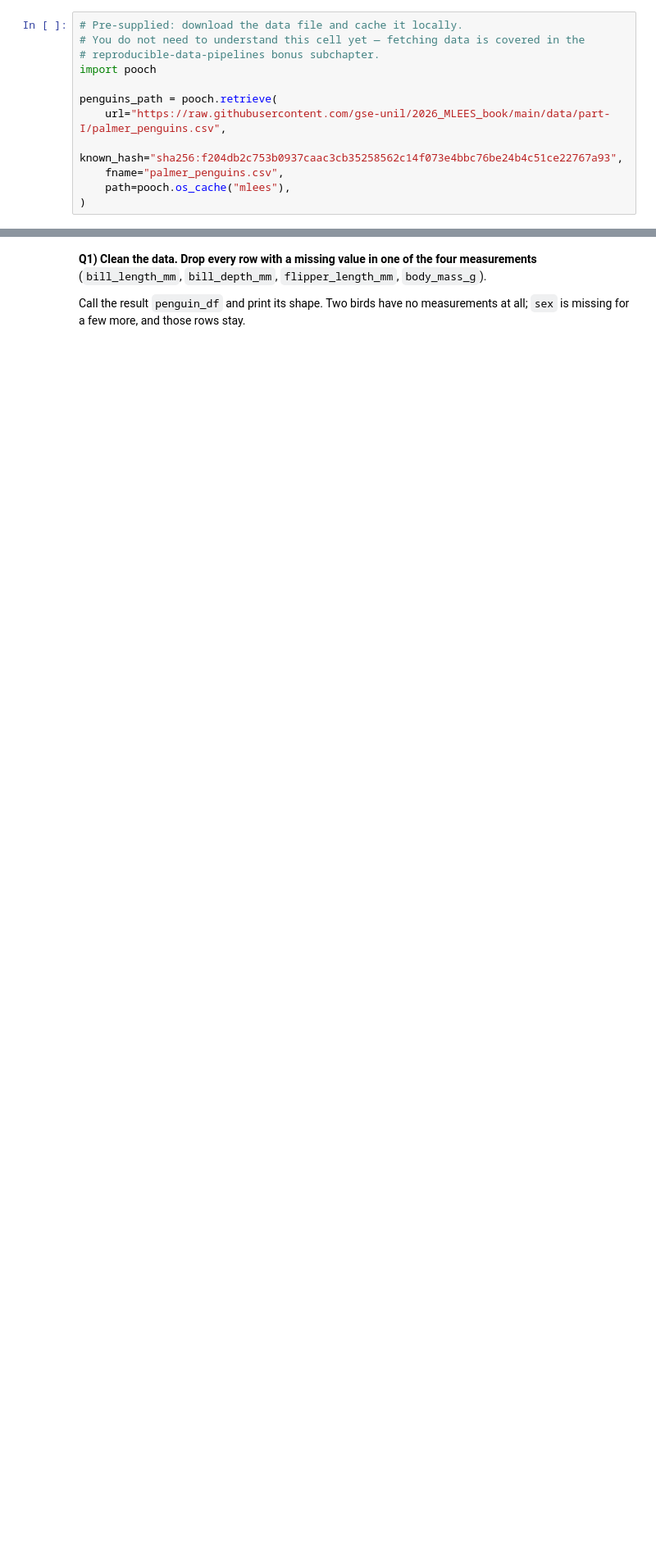
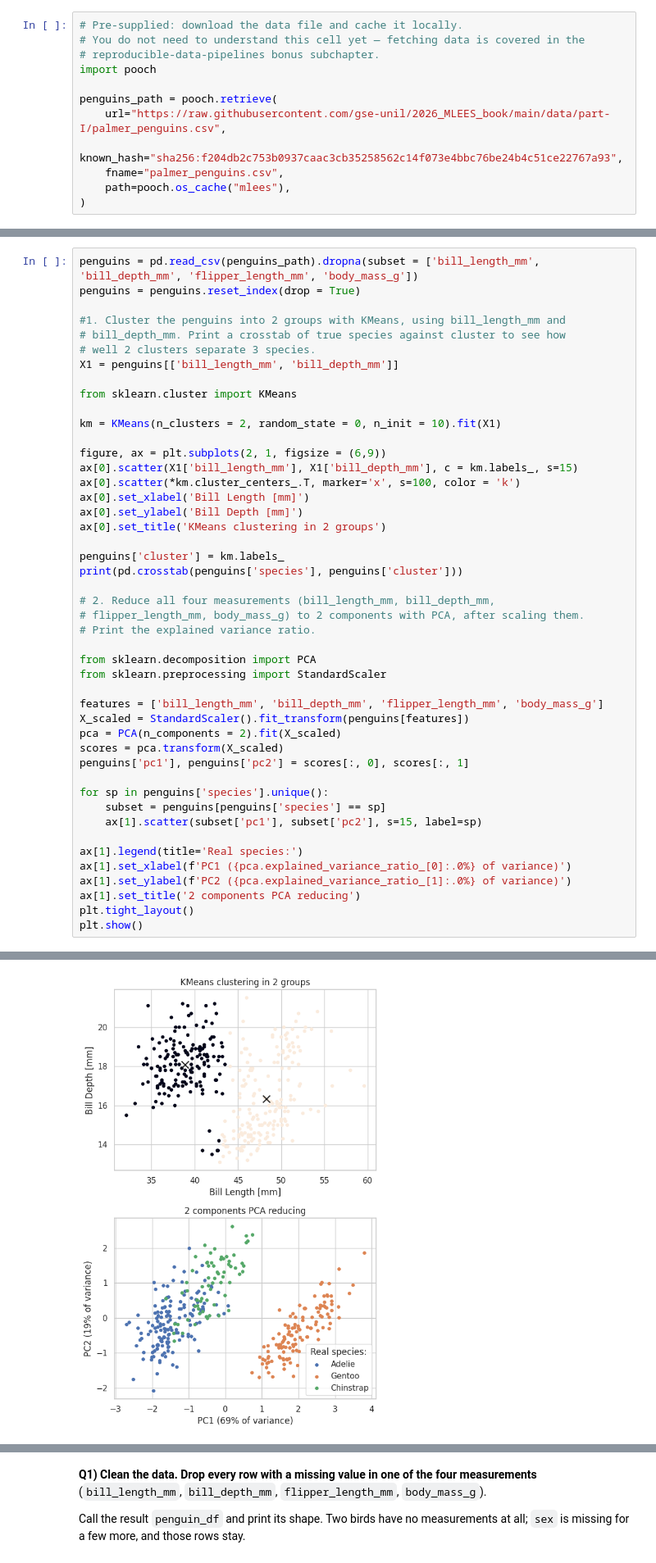
Before and after one commit to NilsChabloz/2026_Intro_Python, a Jupyter notebook: live/part-I/1.8-statistical-foundations-and-ml-environmental-exercises.ipynb, the cells around one changed output, grey strips where cells are left out. Shown at 82% size. Cells and saved outputs as stored; diff of their text form; blank space fills up the shorter version.

```diff
--- a/live/part-I/1.8-statistical-foundations-and-ml-environmental-exercises.ipynb
+++ b/live/part-I/1.8-statistical-foundations-and-ml-environmental-exercises.ipynb
@@ -70,0 +127,47 @@ penguins_path = pooch.retrieve(
+# %%
+penguins = pd.read_csv(penguins_path).dropna(subset = ['bill_length_mm', 'bill_depth_mm', 'flipper_length_mm', 'body_mass_g'])
+penguins = penguins.reset_index(drop = True)
+
+#1. Cluster the penguins into 2 groups with KMeans, using bill_length_mm and
+# bill_depth_mm. Print a crosstab of true species against cluster to see how
+# well 2 clusters separate 3 species.
+X1 = penguins[['bill_length_mm', 'bill_depth_mm']]
+
+from sklearn.cluster import KMeans
+
+km = KMeans(n_clusters = 2, random_state = 0, n_init = 10).fit(X1)
+
+figure, ax = plt.subplots(2, 1, figsize = (6,9))
+ax[0].scatter(X1['bill_length_mm'], X1['bill_depth_mm'], c = km.labels_, s=15)
+ax[0].scatter(*km.cluster_centers_.T, marker='x', s=100, color = 'k')
+ax[0].set_xlabel('Bill Length [mm]')
+ax[0].set_ylabel('Bill Depth [mm]')
+ax[0].set_title('KMeans clustering in 2 groups')
+
+penguins['cluster'] = km.labels_
+print(pd.crosstab(penguins['species'], penguins['cluster']))
+
+# 2. Reduce all four measurements (bill_length_mm, bill_depth_mm,
+# flipper_length_mm, body_mass_g) to 2 components with PCA, after scaling them.
+# Print the explained variance ratio.
+
+from sklearn.decomposition import PCA
+from sklearn.preprocessing import StandardScaler
+
+features = ['bill_length_mm', 'bill_depth_mm', 'flipper_length_mm', 'body_mass_g']
+X_scaled = StandardScaler().fit_transform(penguins[features])
+pca = PCA(n_components = 2).fit(X_scaled)
+scores = pca.transform(X_scaled)
+penguins['pc1'], penguins['pc2'] = scores[:, 0], scores[:, 1]
+
+for sp in penguins['species'].unique():
+    subset = penguins[penguins['species'] == sp]
+    ax[1].scatter(subset['pc1'], subset['pc2'], s=15, label=sp)
+
+ax[1].legend(title='Real species:')
+ax[1].set_xlabel(f'PC1 ({pca.explained_variance_ratio_[0]:.0%} of variance)')
+ax[1].set_ylabel(f'PC2 ({pca.explained_variance_ratio_[1]:.0%} of variance)')
+ax[1].set_title('2 components PCA reducing')
+plt.tight_layout()
+plt.show()
+# %% [output]
@@ -71,3 +179,4 @@ penguins_path = pooch.retrieve(
+[figure, added]
 # %% [markdown]
 ## Exercise 3: Forest fires, real data with seaborn
 
```
Also changed, not shown: parts of 28 cells of this notebook.
